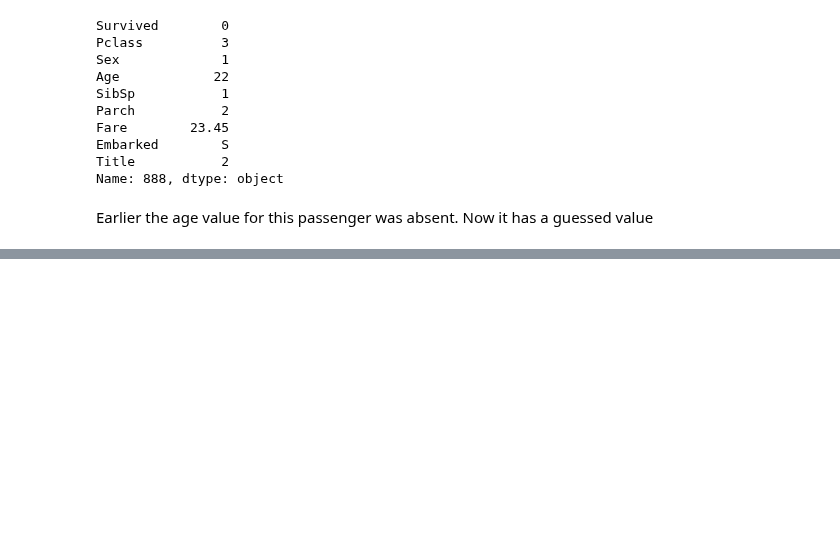
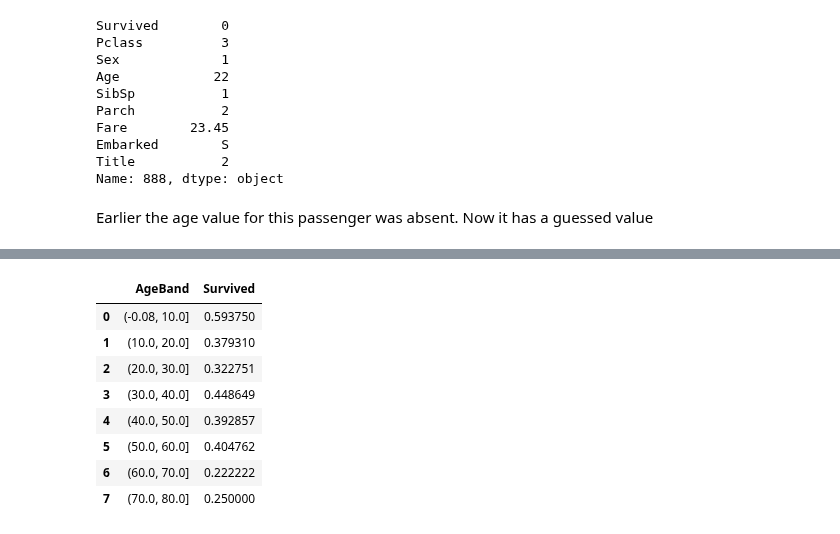
Before and after one commit to sushant2811/KaggleTitanic, a Jupyter notebook: KaggleTitanicSushant.ipynb, the cells around one changed output, grey strips where cells are left out. Cells and saved outputs as stored; diff of their text form; code cells hidden in the pictures; blank space fills up the shorter version.

```diff
--- a/KaggleTitanicSushant.ipynb
+++ b/KaggleTitanicSushant.ipynb
@@ -939,0 +962,12 @@ Earlier the age value for this passenger was absent.  Now it has a guessed value
+# %%
+train_df[['AgeBand', 'Survived']].groupby(['AgeBand'], as_index=False).mean().sort_values(by='AgeBand', ascending=True)
+# %% [output]
+|  | AgeBand | Survived |
+| 0 | (-0.08, 10.0] | 0.593750 |
+| 1 | (10.0, 20.0] | 0.379310 |
+| 2 | (20.0, 30.0] | 0.322751 |
+| 3 | (30.0, 40.0] | 0.448649 |
+| 4 | (40.0, 50.0] | 0.392857 |
+| 5 | (50.0, 60.0] | 0.404762 |
+| 6 | (60.0, 70.0] | 0.222222 |
+| 7 | (70.0, 80.0] | 0.250000 |
```
Also changed, not shown: parts of 8 cells of this notebook.
